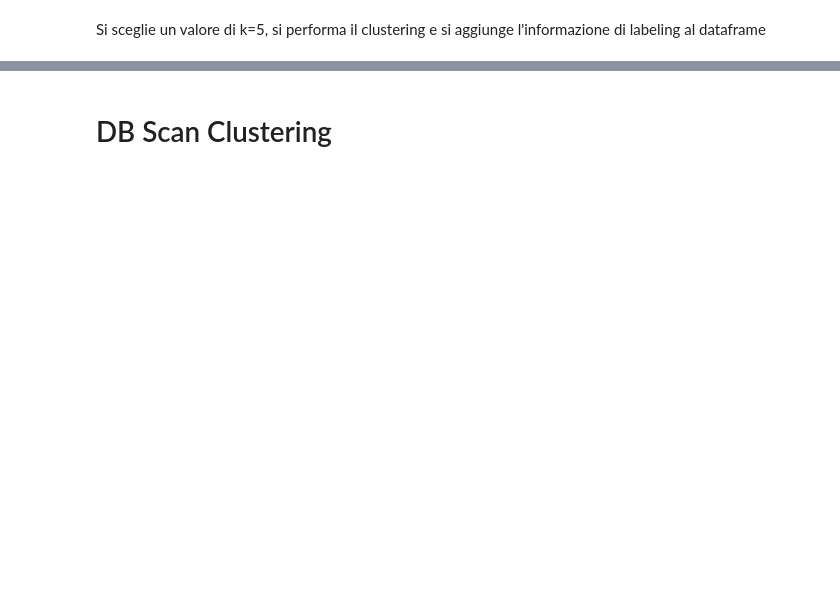
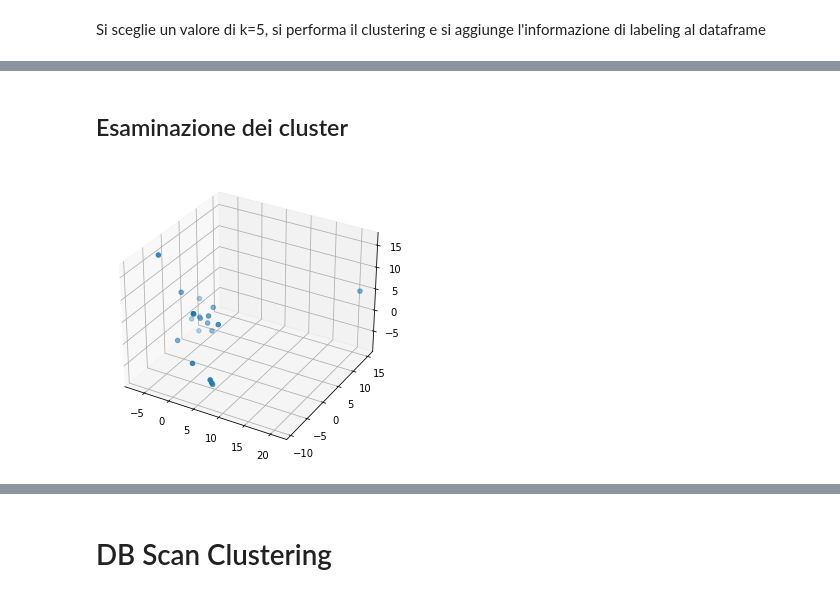
Before and after one commit to giulionenna/Progetto_BI2021, a Jupyter notebook: Mining_notebook.ipynb, the cells around one changed output, grey strips where cells are left out. Cells and saved outputs as stored; diff of their text form; code cells hidden in the pictures; blank space fills up the shorter version.

```diff
--- a/Mining_notebook.ipynb
+++ b/Mining_notebook.ipynb
@@ -383,0 +330,30 @@ text
+# %% [markdown]
+## Esaminazione dei cluster
+# %%
+#visualizzazione dei centroidi tramite PCA
+
+M = model.cluster_centers_
+
+from sklearn.preprocessing import StandardScaler
+from sklearn.decomposition import PCA
+#Standardizzo i dati
+scaler = StandardScaler()
+M = scaler.fit_transform(M)
+
+#Applico la PCA mantenendo le prime 3 componenti
+pca=PCA(n_components=3)
+M = pca.fit_transform(M)
+
+#scatter 3d dei centroidi prodotti
+from mpl_toolkits.mplot3d import Axes3D
+from matplotlib import pyplot
+
+figure = pyplot.figure()
+ax = Axes3D(figure)
+
+ax.scatter(M[:,0], M[:,1], M[:,2])
+pca.explained_variance_
+
+pyplot.show()
+# %% [output]
+[figure, added]
```
Also changed, not shown: parts of 17 cells of this notebook, 1 other file.
